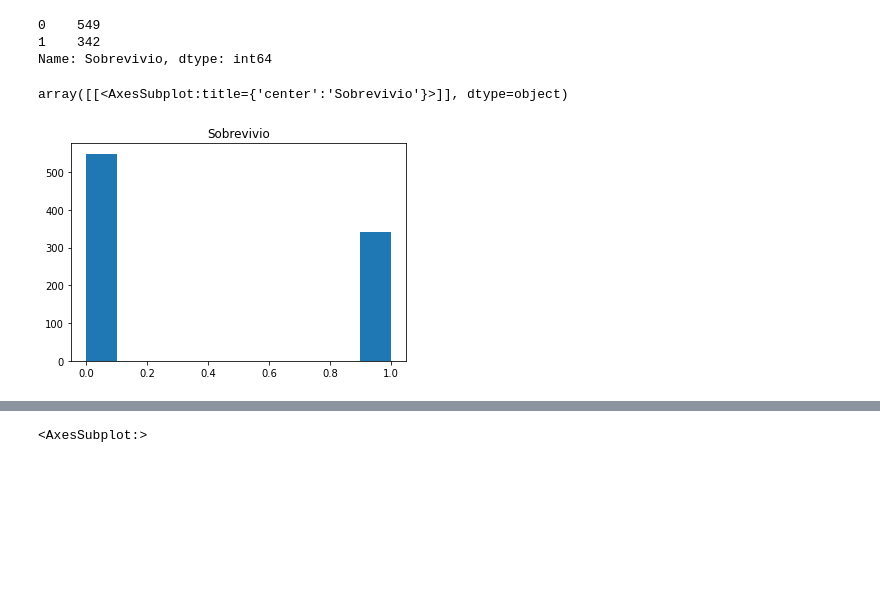
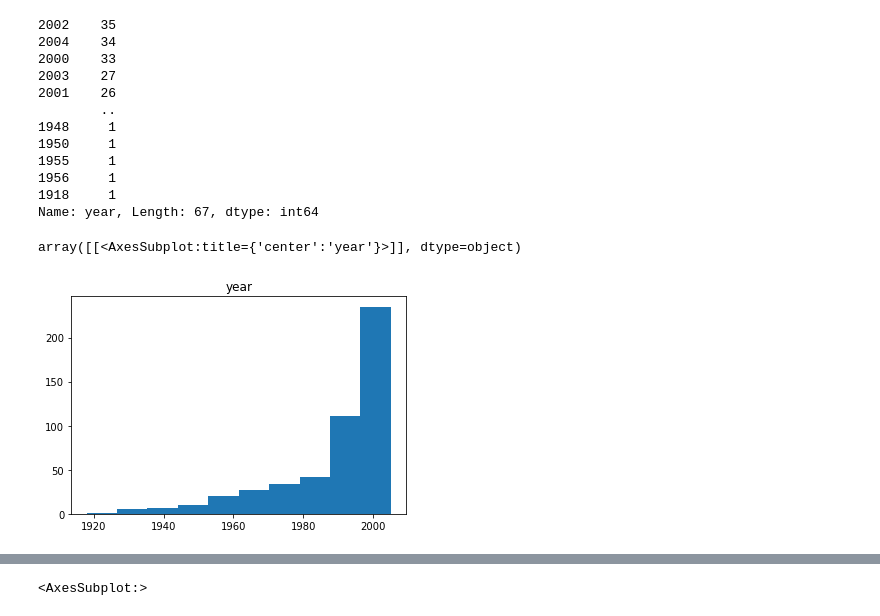
Before and after one commit to Gonxolo/DreamTeam, a Jupyter notebook: Clase_3.ipynb, the cells around one changed output, grey strips where cells are left out. Cells and saved outputs as stored; diff of their text form; code cells hidden in the pictures; blank space fills up the shorter version.

```diff
--- a/Clase_3.ipynb
+++ b/Clase_3.ipynb
@@ -3,7 +3,7 @@ import pandas as pd
 import numpy as np
 import matplotlib.pyplot as plt
 import copy
-ruta = "train.csv"
-df = pd.read_csv(ruta)
+ruta = "movie_titles_vCorta.csv"
+df = pd.read_csv(ruta, error_bad_lines=False)
 df.head()
 # %% [output]
@@ -35,0 +26,4 @@ df.head()
+# %%
+cabecera = ["id_movie", "year", "movie"]
+df.columns = cabecera
+df.head()
@@ -79,10 +71,19 @@ df.describe(include = "all")
 # %%
-print(df['Sobrevivio'].value_counts())
-df.hist(column = 'Sobrevivio', grid=False)
+print(df["year"].value_counts())
+df.hist(column = "year", grid=False)
 # %% [output]
-0    549
-1    342
-Name: Sobrevivio, dtype: int64
+2002    35
+2004    34
+2000    33
+2003    27
+2001    26
+        ..
+1948     1
+1950     1
+1955     1
+1956     1
+1918     1
+Name: year, Length: 67, dtype: int64
-array([[<AxesSubplot:title={'center':'Sobrevivio'}>]], dtype=object)
+array([[<AxesSubplot:title={'center':'year'}>]], dtype=object)
-[figure, old version]
+[figure, new version]
 # %%
```
Also changed, not shown: parts of 10 cells of this notebook.
